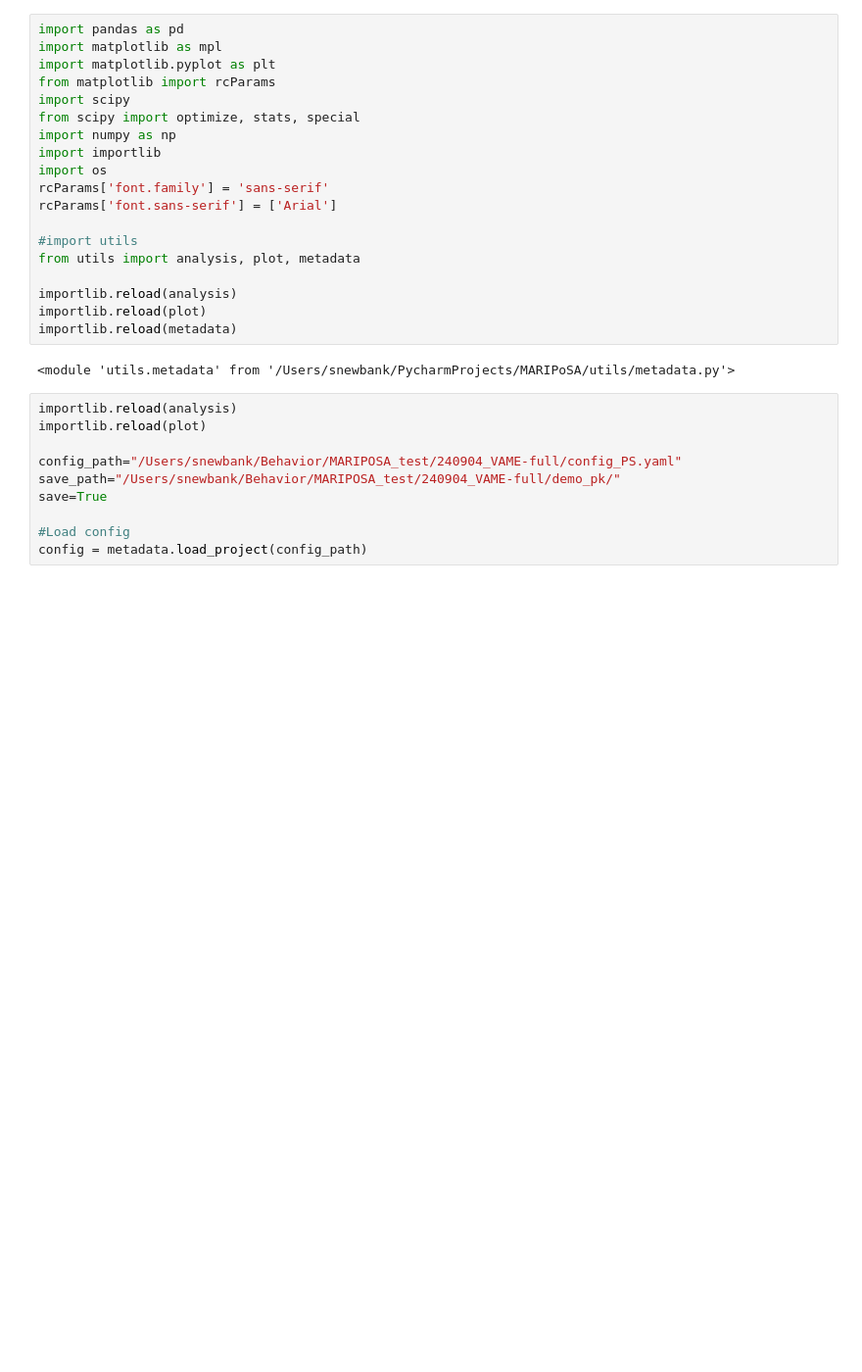
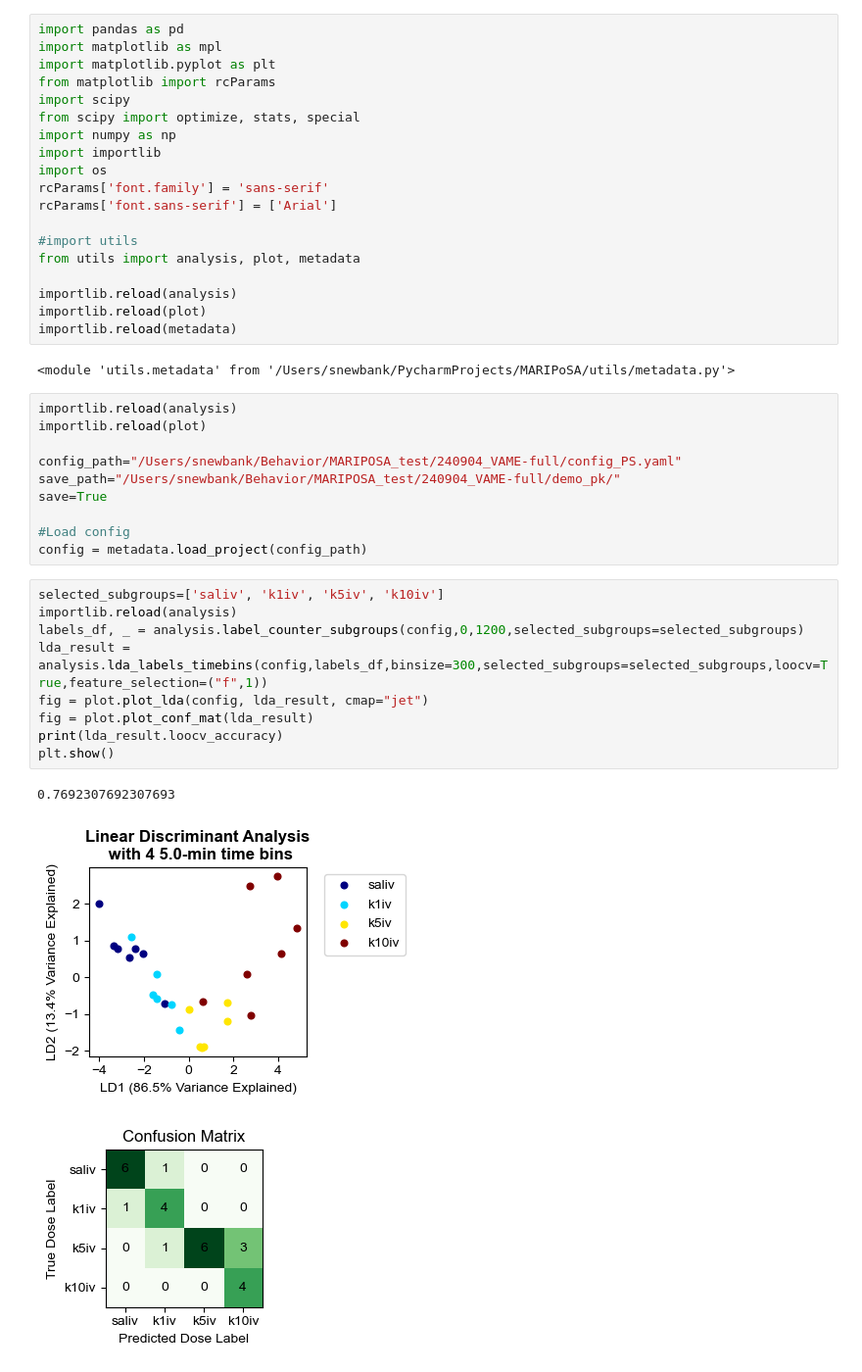
Before and after one commit to s-ewbank/MARIPoSA, a Jupyter notebook: demo/demo5_lda.ipynb, the cells around one changed output. Shown: that part at 98% size. Saved outputs shown, nothing was run; the diff lists cells and outputs as text; blank space fills up the shorter version.

Commit message:
Updated docs, LDA feature selection

```diff
--- a/demo/demo5_lda.ipynb
+++ b/demo/demo5_lda.ipynb
@@ -29,3 +29,16 @@ save=True
 
 #Load config
 config = metadata.load_project(config_path)
+# %%
+selected_subgroups=['saliv', 'k1iv', 'k5iv', 'k10iv']
+importlib.reload(analysis)
+labels_df, _ = analysis.label_counter_subgroups(config,0,1200,selected_subgroups=selected_subgroups)
+lda_result = analysis.lda_labels_timebins(config,labels_df,binsize=300,selected_subgroups=selected_subgroups,loocv=True,feature_selection=("f",1))
+fig = plot.plot_lda(config, lda_result, cmap="jet")
+fig = plot.plot_conf_mat(lda_result)
+print(lda_result.loocv_accuracy)
+plt.show()
+# %% [output]
+0.7692307692307693
+[figure, added]
+[figure, added]
```
Also changed, not shown: parts of 4 cells of this notebook, 10 other files.
